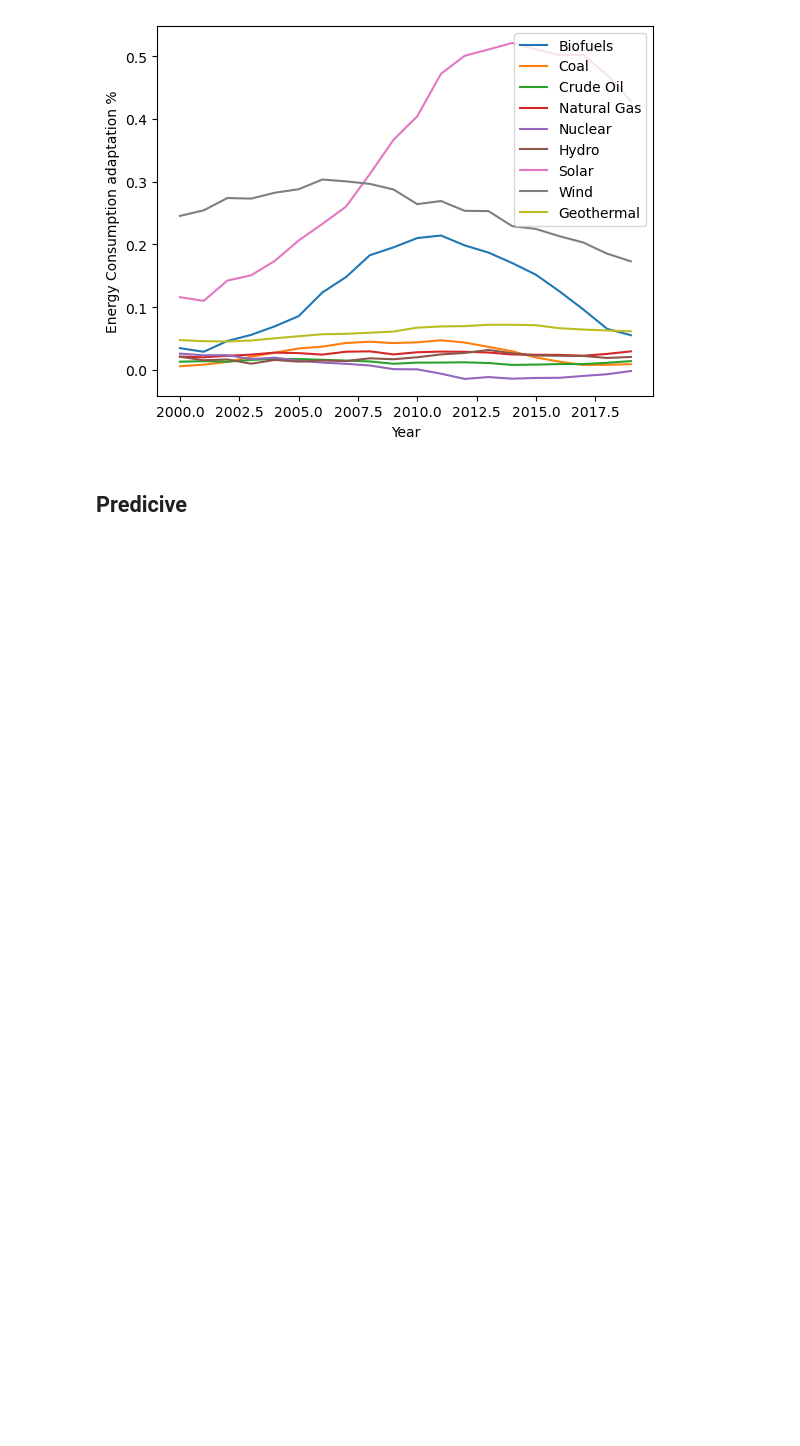
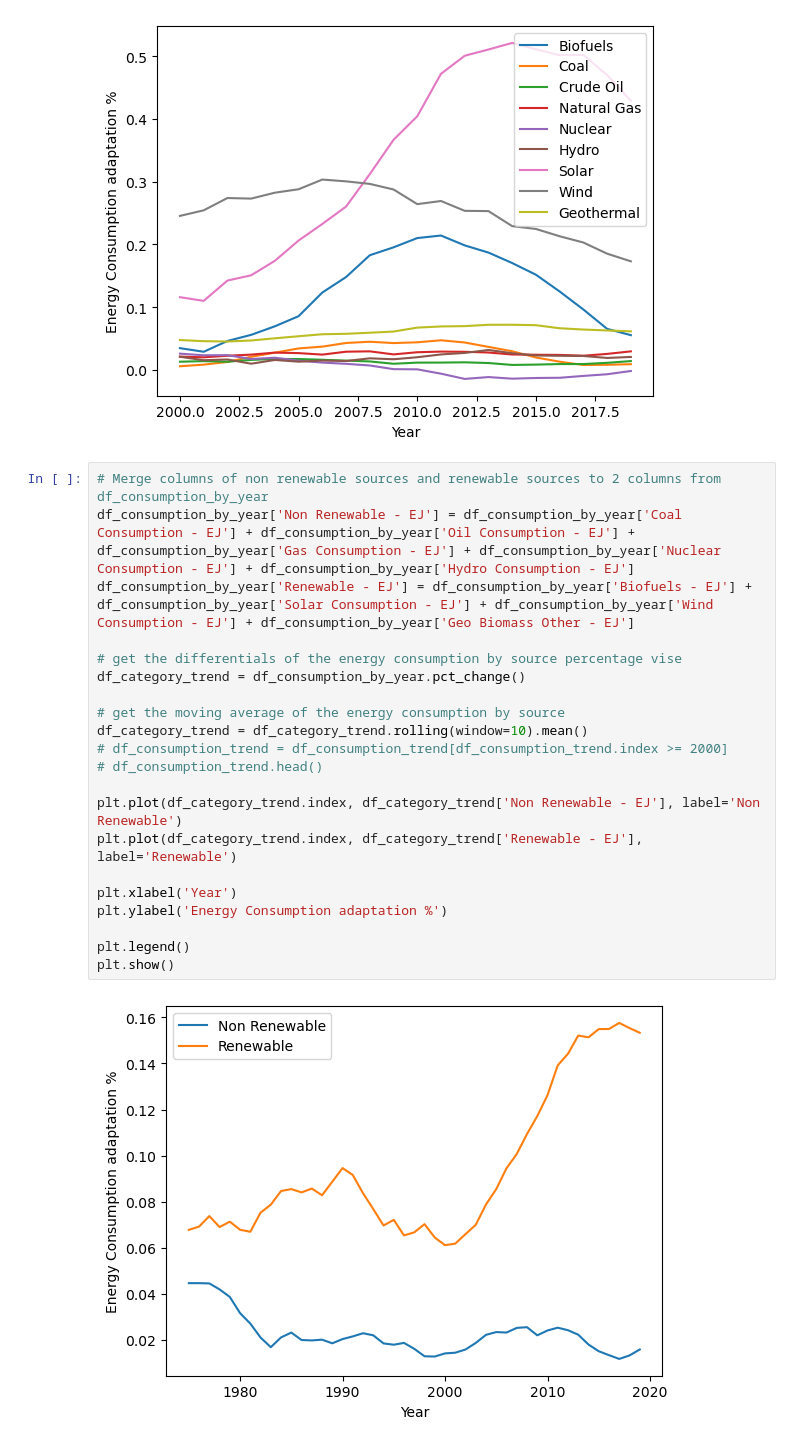
Before and after one commit to IsuruJayamanne/project-ds-energy-source-data-analysis, a Jupyter notebook: project.ipynb, the cells around one changed output. Saved outputs shown, nothing was run; the diff lists cells and outputs as text; blank space fills up the shorter version.

```diff
--- a/project.ipynb
+++ b/project.ipynb
@@ -176,5 +176,26 @@ plt.legend()
 plt.show()
 # %% [output]
 [figure]
-# %% [markdown]
-## Predicive
+# %%
+# Merge columns of non renewable sources and renewable sources to 2 columns from df_consumption_by_year
+df_consumption_by_year['Non Renewable - EJ'] = df_consumption_by_year['Coal Consumption - EJ'] + df_consumption_by_year['Oil Consumption - EJ'] + df_consumption_by_year['Gas Consumption - EJ'] + df_consumption_by_year['Nuclear Consumption - EJ'] + df_consumption_by_year['Hydro Consumption - EJ']
+df_consumption_by_year['Renewable - EJ'] = df_consumption_by_year['Biofuels - EJ'] + df_consumption_by_year['Solar Consumption - EJ'] + df_consumption_by_year['Wind Consumption - EJ'] + df_consumption_by_year['Geo Biomass Other - EJ']
+
+# get the differentials of the energy consumption by source percentage vise
+df_category_trend = df_consumption_by_year.pct_change()
+
+# get the moving average of the energy consumption by source
+df_category_trend = df_category_trend.rolling(window=10).mean()
+# df_consumption_trend = df_consumption_trend[df_consumption_trend.index >= 2000]
+# df_consumption_trend.head()
+
+plt.plot(df_category_trend.index, df_category_trend['Non Renewable - EJ'], label='Non Renewable')
+plt.plot(df_category_trend.index, df_category_trend['Renewable - EJ'], label='Renewable')
+
+plt.xlabel('Year')
+plt.ylabel('Energy Consumption adaptation %')
+
+plt.legend()
+plt.show()
+# %% [output]
+[figure, added]
```
Also changed, not shown: parts of 1 cell of this notebook.
